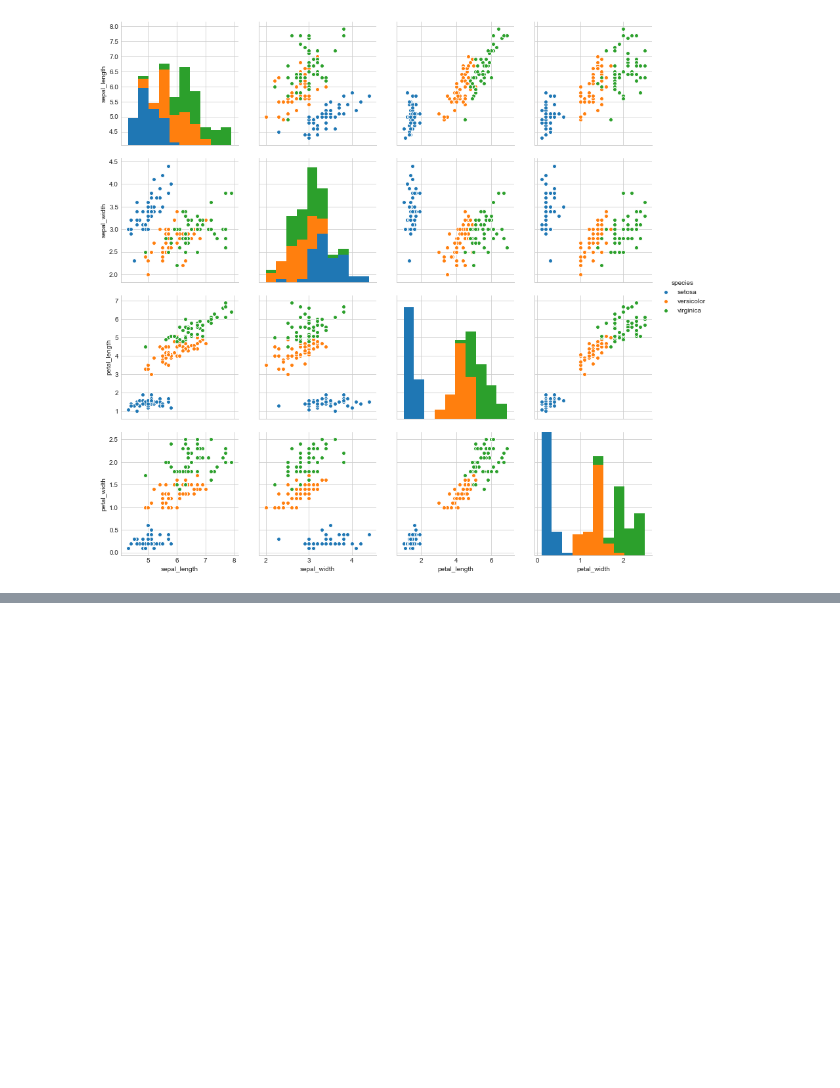
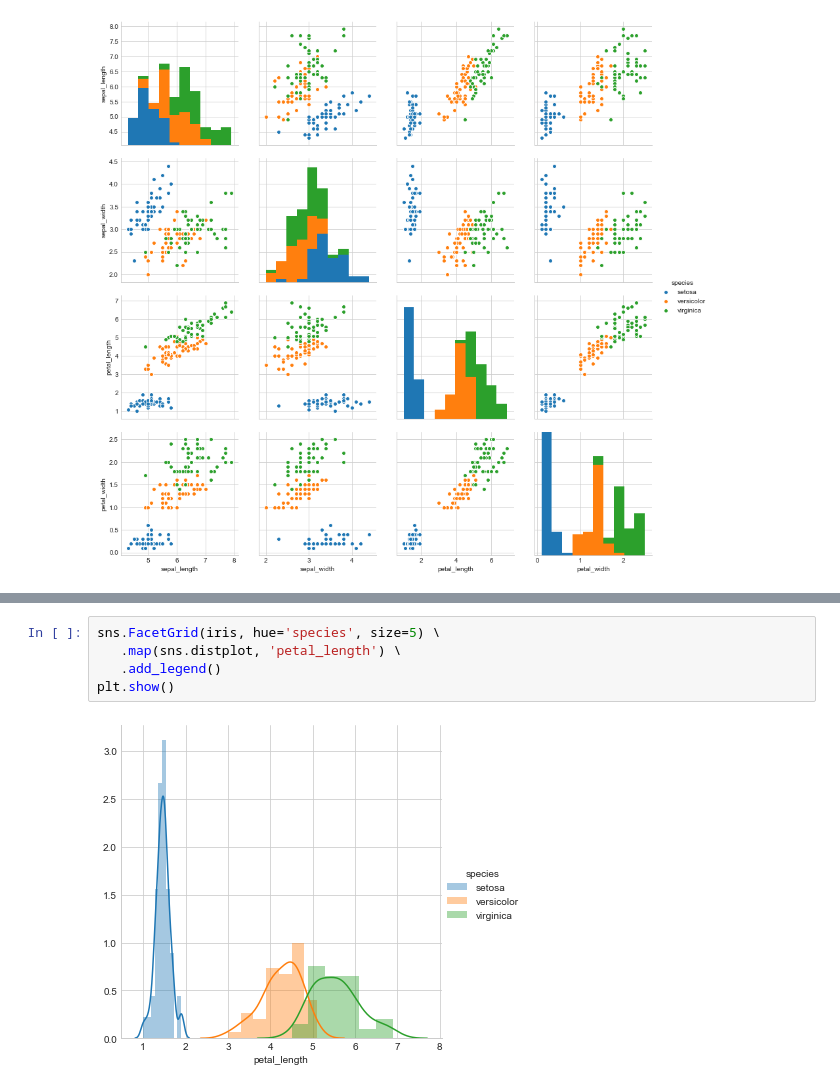
Before and after one commit to cherry-rd/exploratory-data-analysis, a Jupyter notebook: Exploratory Data Analysis - IRIS Dataset.ipynb, the cells around one changed output, grey strips where cells are left out. Saved outputs shown, nothing was run; the diff lists cells and outputs as text; blank space fills up the shorter version.

```diff
--- a/Exploratory Data Analysis - IRIS Dataset.ipynb
+++ b/Exploratory Data Analysis - IRIS Dataset.ipynb
@@ -102,0 +122,7 @@ plt.show()
+# %%
+sns.FacetGrid(iris, hue='species', size=5) \
+   .map(sns.distplot, 'petal_length') \
+   .add_legend()
+plt.show()
+# %% [output]
+[figure, added]
```
Also changed, not shown: parts of 4 cells of this notebook.
